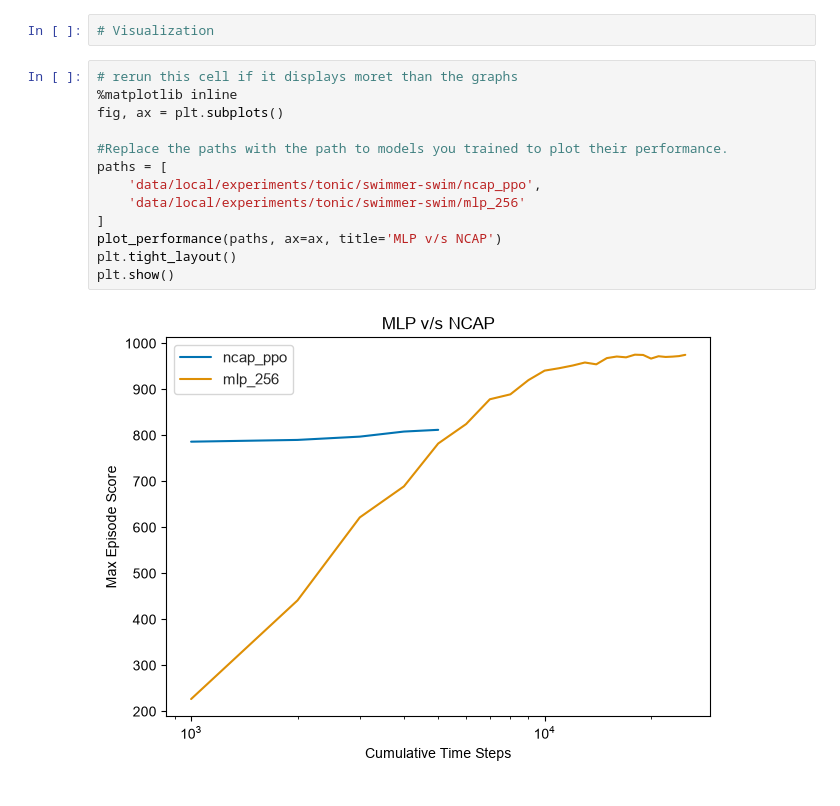
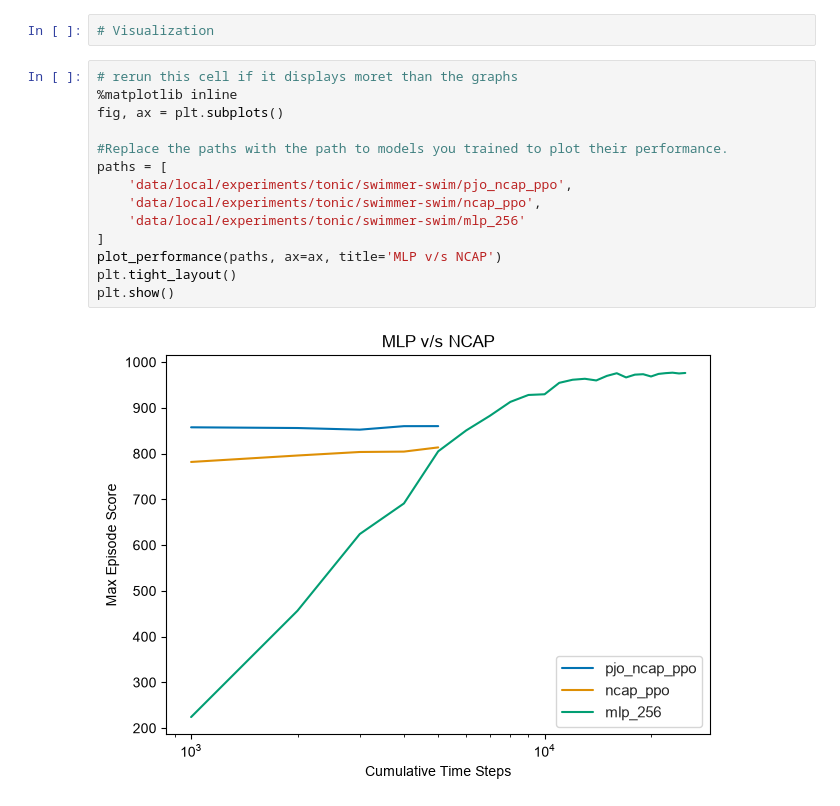
Before and after one commit to djuricsonja/neuroai-macrocircuits, a Jupyter notebook: Ressources/step1_swimmer.ipynb, the cells around one changed output. Cells and saved outputs as stored; diff of their text form.

Commit message:
per_join_oscillatr swimmer model tested

```diff
--- a/Ressources/step1_swimmer.ipynb
+++ b/Ressources/step1_swimmer.ipynb
@@ -115,18 +122,19 @@ Saving weights to data\local\experiments\tonic\swimmer-swim\ncap_ppo\checkpoints
 # %%
 # rerun this cell if it displays moret than the graphs
 %matplotlib inline
 fig, ax = plt.subplots()
 
 #Replace the paths with the path to models you trained to plot their performance.
 paths = [
+    'data/local/experiments/tonic/swimmer-swim/pjo_ncap_ppo',
     'data/local/experiments/tonic/swimmer-swim/ncap_ppo',
     'data/local/experiments/tonic/swimmer-swim/mlp_256'
 ]
 plot_performance(paths, ax=ax, title='MLP v/s NCAP')
 plt.tight_layout()
 plt.show()
 # %% [output]
-[figure, old version]
+[figure, new version]
 # %%
 play_model('data/local/experiments/tonic/swimmer-swim/mlp_256')
 # %% [output]
```
Also changed, not shown: parts of 5 cells of this notebook, 3 other files.
